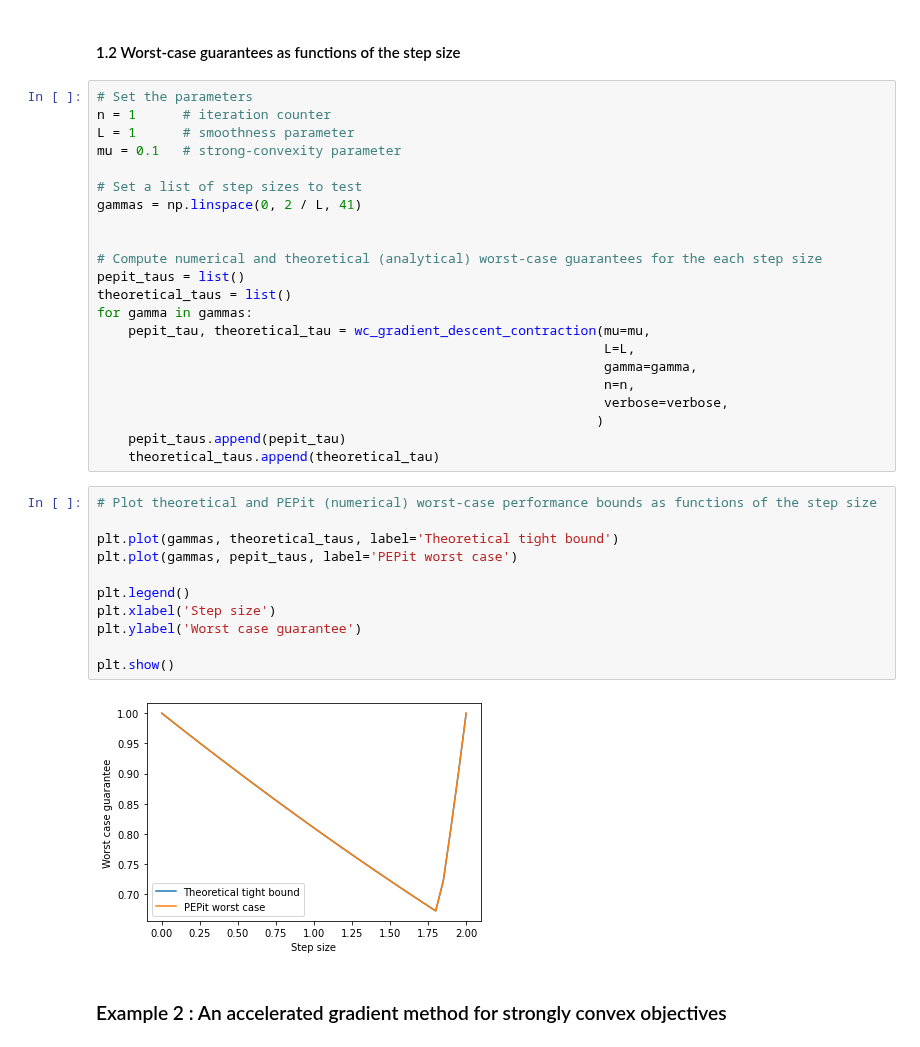
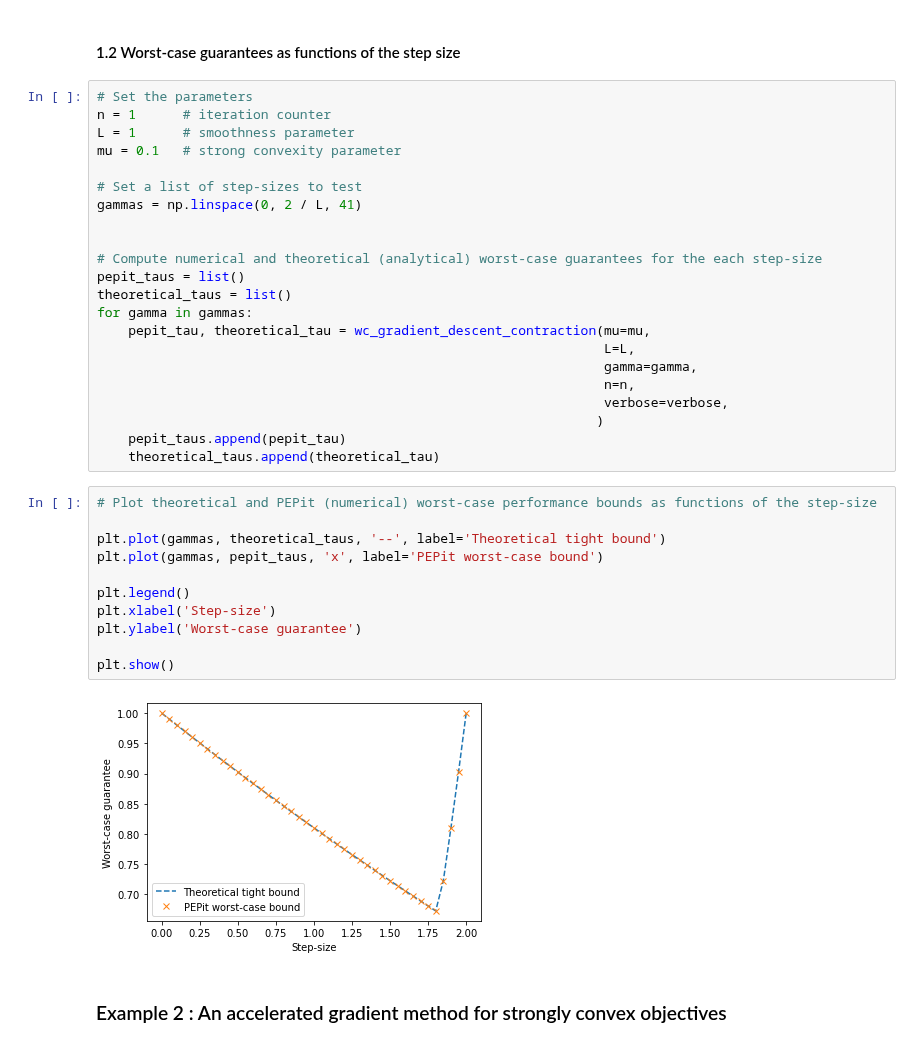
Before and after one commit to PerformanceEstimation/PEPit, a Jupyter notebook: ressources/demo/PEPit_demo.ipynb, the cells around one changed output. Saved outputs shown, nothing was run; the diff lists cells and outputs as text.

```diff
--- a/ressources/demo/PEPit_demo.ipynb
+++ b/ressources/demo/PEPit_demo.ipynb
@@ -292,13 +300,13 @@ plt.show()
 # Set the parameters
 n = 1      # iteration counter
 L = 1      # smoothness parameter
-mu = 0.1   # strong-convexity parameter
+mu = 0.1   # strong convexity parameter
 
-# Set a list of step sizes to test
+# Set a list of step-sizes to test
 gammas = np.linspace(0, 2 / L, 41)
 
 
-# Compute numerical and theoretical (analytical) worst-case guarantees for the each step size
+# Compute numerical and theoretical (analytical) worst-case guarantees for the each step-size
 pepit_taus = list()
 theoretical_taus = list()
 for gamma in gammas:
@@ -311,18 +319,18 @@ for gamma in gammas:
     pepit_taus.append(pepit_tau)
     theoretical_taus.append(theoretical_tau)
 # %%
-# Plot theoretical and PEPit (numerical) worst-case performance bounds as functions of the step size
+# Plot theoretical and PEPit (numerical) worst-case performance bounds as functions of the step-size
 
-plt.plot(gammas, theoretical_taus, label='Theoretical tight bound')
-plt.plot(gammas, pepit_taus, label='PEPit worst case')
+plt.plot(gammas, theoretical_taus, '--', label='Theoretical tight bound')
+plt.plot(gammas, pepit_taus, 'x', label='PEPit worst-case bound')
 
 plt.legend()
-plt.xlabel('Step size')
-plt.ylabel('Worst case guarantee')
+plt.xlabel('Step-size')
+plt.ylabel('Worst-case guarantee')
 
 plt.show()
 # %% [output]
-[figure, old version]
+[figure, new version]
 # %% [markdown]
 ### Example 2 : An accelerated gradient method for strongly convex objectives<a class="anchor" id="example2"></a>
 # %% [markdown]
```
Also changed, not shown: parts of 28 cells of this notebook.
